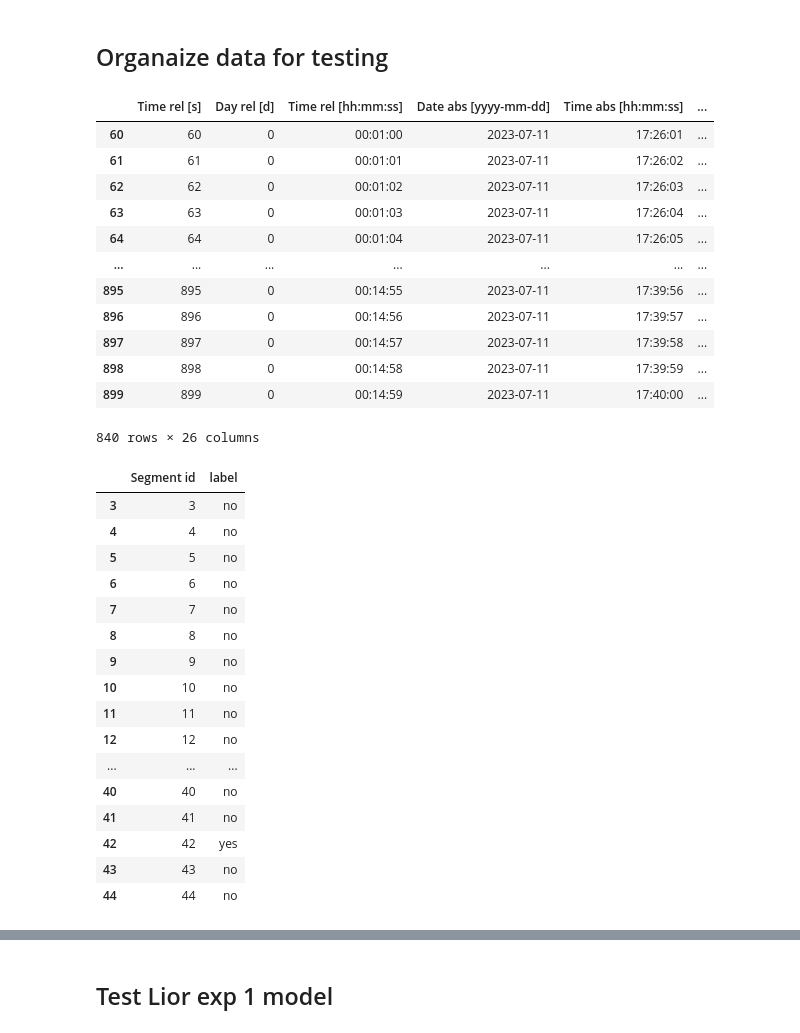
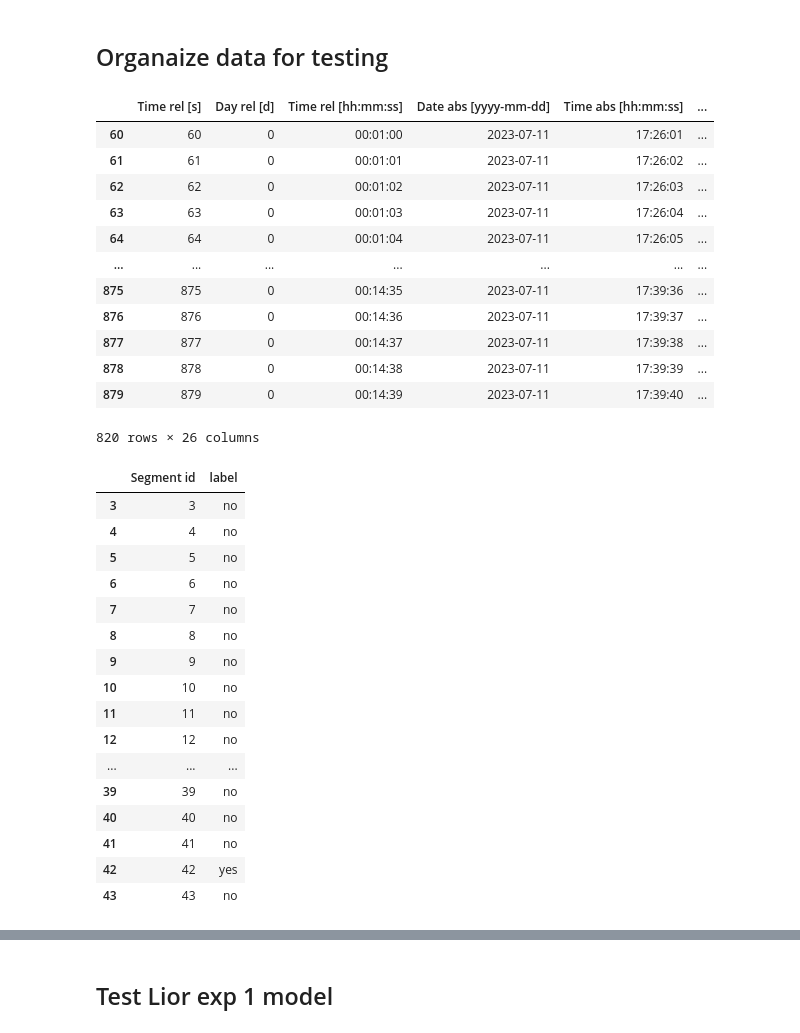
Before and after one commit to lior199707/Robot_Classifiers, a Jupyter notebook: eda_rocket/eda_rocket_model_notebook.ipynb, the cells around one changed output, grey strips where cells are left out. Saved outputs shown, nothing was run; the diff lists cells and outputs as text; code cells hidden in the pictures.

```diff
--- a/eda_rocket/eda_rocket_model_notebook.ipynb
+++ b/eda_rocket/eda_rocket_model_notebook.ipynb
@@ -469,25 +681,25 @@ joblib.dump(clf1, full_model_path)
 ## Organaize data for testing
 # %%
 test_data = pd.read_csv("test_data/EDA_vlad_2_results.csv")
-test_data = test_data[60:]
+test_data = test_data[60:880]
 test_data
 # %% [output]
 |  | Time rel [s] | Day rel [d] | Time rel [hh:mm:ss] | Date abs [yyyy-mm-dd] | Time abs [hh:mm:ss] | ... |
 | 60 | 60 | 0 | 00:01:00 | 2023-07-11 | 17:26:01 | ... |
 | 61 | 61 | 0 | 00:01:01 | 2023-07-11 | 17:26:02 | ... |
 | 62 | 62 | 0 | 00:01:02 | 2023-07-11 | 17:26:03 | ... |
 | 63 | 63 | 0 | 00:01:03 | 2023-07-11 | 17:26:04 | ... |
 | 64 | 64 | 0 | 00:01:04 | 2023-07-11 | 17:26:05 | ... |
 | ... | ... | ... | ... | ... | ... | ... |
-| 895 | 895 | 0 | 00:14:55 | 2023-07-11 | 17:39:56 | ... |
-| 896 | 896 | 0 | 00:14:56 | 2023-07-11 | 17:39:57 | ... |
-| 897 | 897 | 0 | 00:14:57 | 2023-07-11 | 17:39:58 | ... |
-| 898 | 898 | 0 | 00:14:58 | 2023-07-11 | 17:39:59 | ... |
-| 899 | 899 | 0 | 00:14:59 | 2023-07-11 | 17:40:00 | ... |
+| 875 | 875 | 0 | 00:14:35 | 2023-07-11 | 17:39:36 | ... |
+| 876 | 876 | 0 | 00:14:36 | 2023-07-11 | 17:39:37 | ... |
+| 877 | 877 | 0 | 00:14:37 | 2023-07-11 | 17:39:38 | ... |
+| 878 | 878 | 0 | 00:14:38 | 2023-07-11 | 17:39:39 | ... |
+| 879 | 879 | 0 | 00:14:39 | 2023-07-11 | 17:39:40 | ... |
-840 rows × 26 columns
+820 rows × 26 columns
 # %%
 Y_test = pd.read_csv("test_data/EDA_vlad_2.csv")
-Y_test = Y_test[3:]
+Y_test = Y_test[3:44]
 Y_test
 # %% [output]
 |  | Segment id | label |
@@ -502,11 +714,11 @@ Y_test
 | 11 | 11 | no |
 | 12 | 12 | no |
 | ... | ... | ... |
+| 39 | 39 | no |
 | 40 | 40 | no |
 | 41 | 41 | no |
 | 42 | 42 | yes |
 | 43 | 43 | no |
-| 44 | 44 | no |
 # %%
 # Get the real labels of the testing data
 test_encoded_labels = label_encoder.fit_transform(Y_test.label)
```
Also changed, not shown: parts of 31 cells of this notebook, 1 other file.
